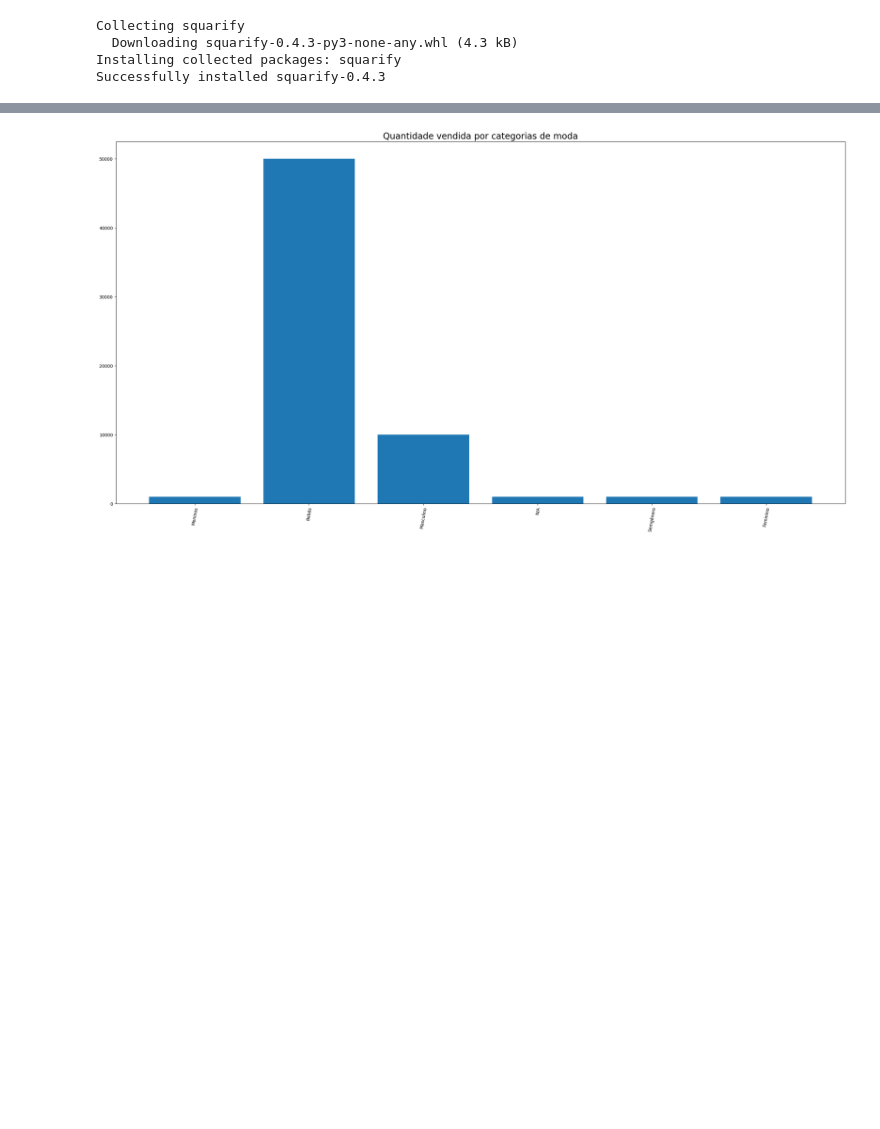
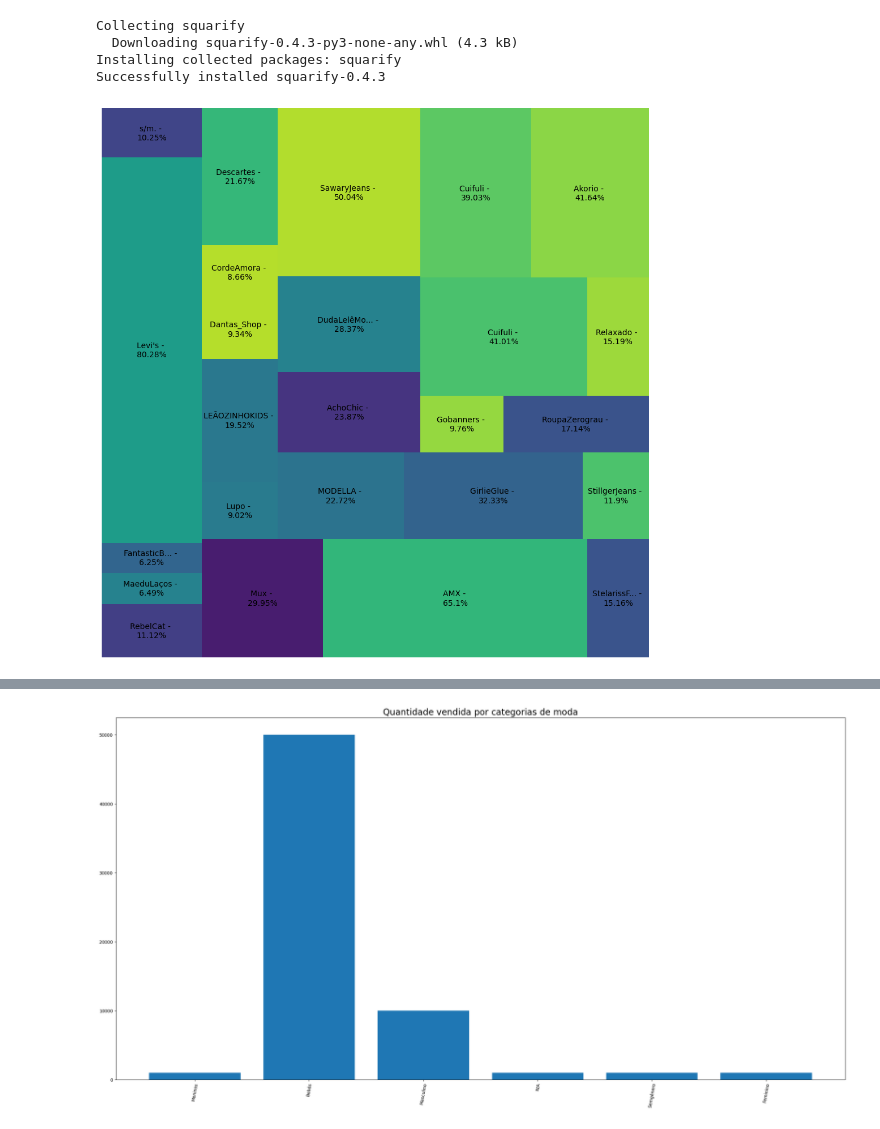
Before and after one commit to ThiagoKS-7/a3-analise-e-bigdata, a Jupyter notebook: a3-analise-dado.ipynb, the cells around one changed output, grey strips where cells are left out. Saved outputs shown, nothing was run; the diff lists cells and outputs as text; code cells hidden in the pictures; blank space fills up the shorter version.

```diff
--- a/a3-analise-dado.ipynb
+++ b/a3-analise-dado.ipynb
@@ -141,6 +121,33 @@ Collecting squarify
   Downloading squarify-0.4.3-py3-none-any.whl (4.3 kB)
 Installing collected packages: squarify
 Successfully installed squarify-0.4.3
+# %%
+import matplotlib
+import squarify
+import matplotlib.cm as cm
+
+
+marcas = [
+    row[0].replace(' ', '') for row in
+    roupas.distinct().limit(25).select("marca").collect()
+]
+porcentagens = [
+    round((float(row[0].replace(' R$ ', '').replace(' ','').replace(',','.')) * 100) / max(valores_y),2)for row in
+    roupas.distinct().limit(25).select("preco_original").collect()
+]
+valores
+valores_x = [
+    (marcas[index] if len(marcas[index]) < 15 else marcas[index][:10] + "...") + " - \n" +
+    str(porcentagens[index]) + "%"
+    for (index, row) in
+    enumerate(roupas.distinct().limit(25).select("preco_original").collect())
+]
+plt.figure(figsize=(10, 10))
+grafico = squarify.plot(sizes=porcentagens, label=valores_x)
+plt.axis('off');
+plt.tight_layout()
+# %% [output]
+[figure, added]
 # %%
 import matplotlib
 import squarify
```
Also changed, not shown: parts of 4 cells of this notebook.
